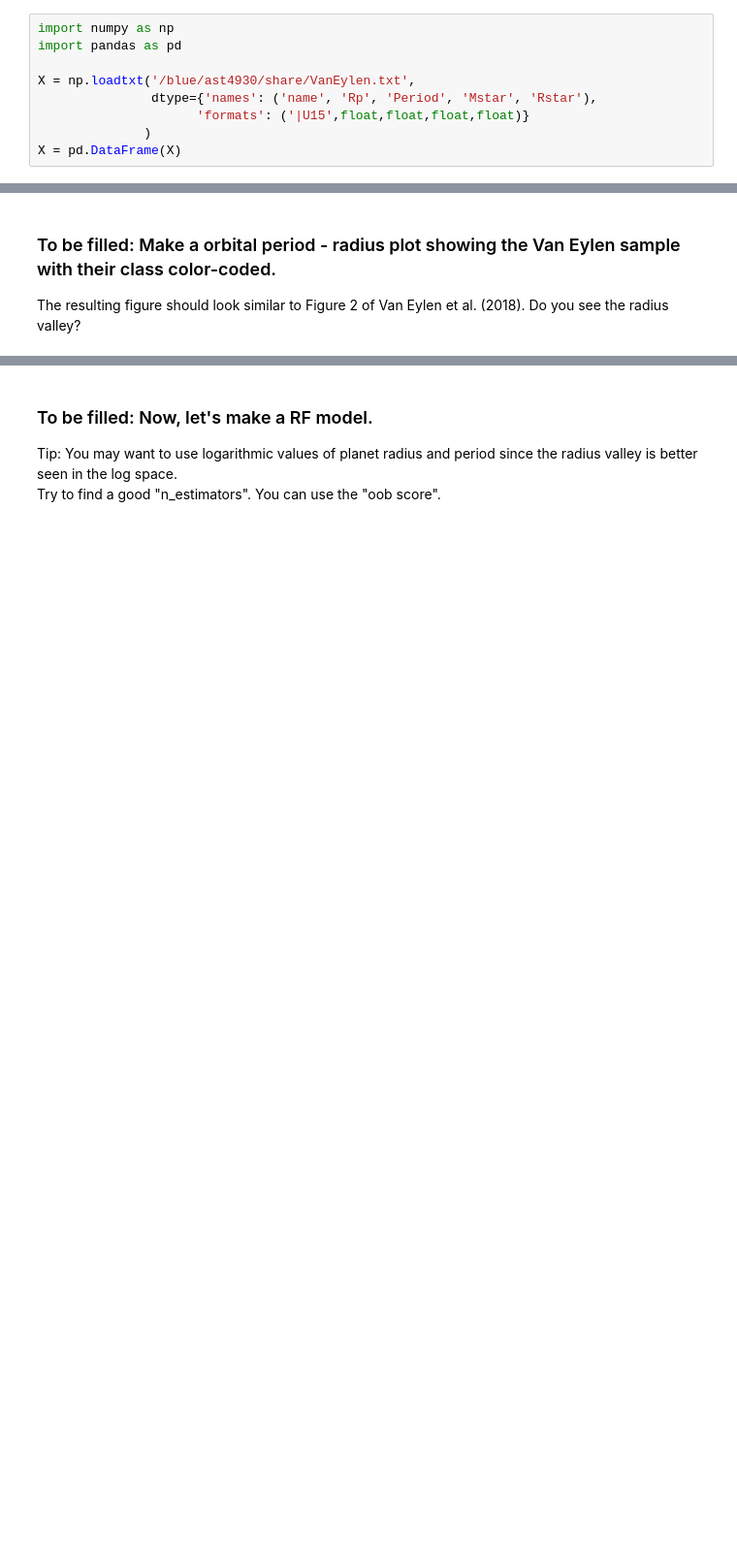
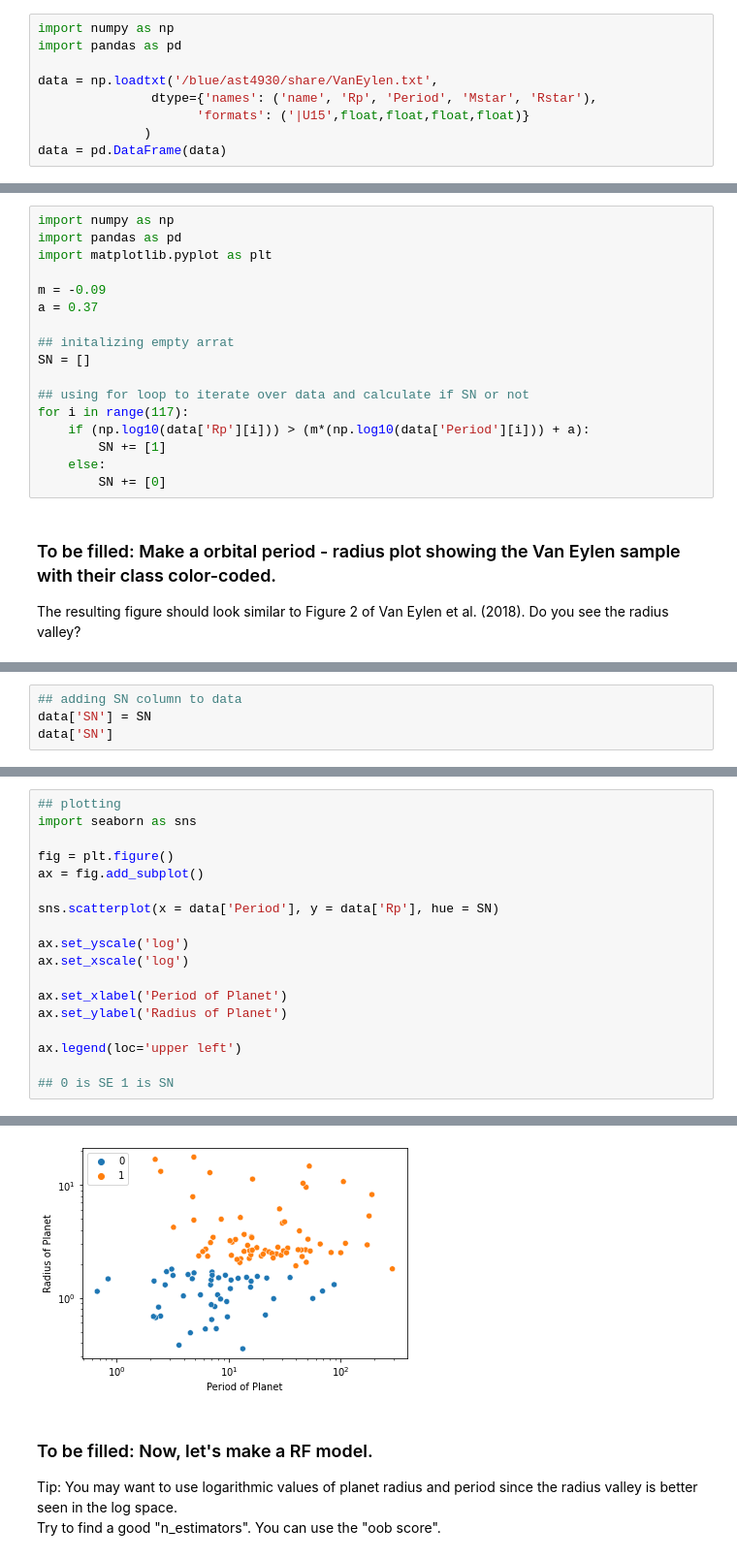
Before and after one commit to sydneeod/AI-Machine-Learning, a Jupyter notebook: AST4930_homework4.ipynb, the cells around one changed output, grey strips where cells are left out. Shown: that part at 97% size. Saved outputs shown, nothing was run; the diff lists cells and outputs as text; blank space fills up the shorter version.

```diff
--- a/AST4930_homework4.ipynb
+++ b/AST4930_homework4.ipynb
@@ -28,8 +28,8 @@ Below you will find instruction to this homework assignment.
 import numpy as np
 import pandas as pd
 
-X = np.loadtxt('/blue/ast4930/share/VanEylen.txt',
+data = np.loadtxt('/blue/ast4930/share/VanEylen.txt',
                dtype={'names': ('name', 'Rp', 'Period', 'Mstar', 'Rstar'),
                      'formats': ('|U15',float,float,float,float)}
               )
-X = pd.DataFrame(X)
+data = pd.DataFrame(data)
@@ -111,3 +55,20 @@ sns.heatmap(X.corr(), annot=True)
+# %%
+import numpy as np
+import pandas as pd
+import matplotlib.pyplot as plt
+
+m = -0.09
+a = 0.37
+
+## initalizing empty arrat
+SN = []
+
+## using for loop to iterate over data and calculate if SN or not
+for i in range(117):
+    if (np.log10(data['Rp'][i])) > (m*(np.log10(data['Period'][i])) + a):
+        SN += [1]
+    else:
+        SN += [0]
 # %% [markdown]
 ### To be filled: Make a orbital period - radius plot showing the Van Eylen sample with their class color-coded.
 The resulting figure should look similar to Figure 2 of Van Eylen et al. (2018). Do you see the radius valley?
@@ -123,0 +75,4 @@ plt.plot(Period, Radius, 'o')
+# %%
+## adding SN column to data
+data['SN'] = SN
+data['SN']
@@ -123,0 +108,19 @@ plt.plot(Period, Radius, 'o')
+# %%
+## plotting
+import seaborn as sns
+
+fig = plt.figure()
+ax = fig.add_subplot()
+
+sns.scatterplot(x = data['Period'], y = data['Rp'], hue = SN)
+
+ax.set_yscale('log')
+ax.set_xscale('log')
+
+ax.set_xlabel('Period of Planet')
+ax.set_ylabel('Radius of Planet')
+
+ax.legend(loc='upper left')
+
+## 0 is SE 1 is SN
+# %% [output]
@@ -124,3 +128,4 @@ plt.plot(Period, Radius, 'o')
+[figure, added]
 # %% [markdown]
 ### To be filled: Now, let's make a RF model.
 Tip: You may want to use logarithmic values of planet radius and period since the radius valley is better seen in the log space.<br>
```
Also changed, not shown: parts of 33 cells of this notebook, 6 other files.
